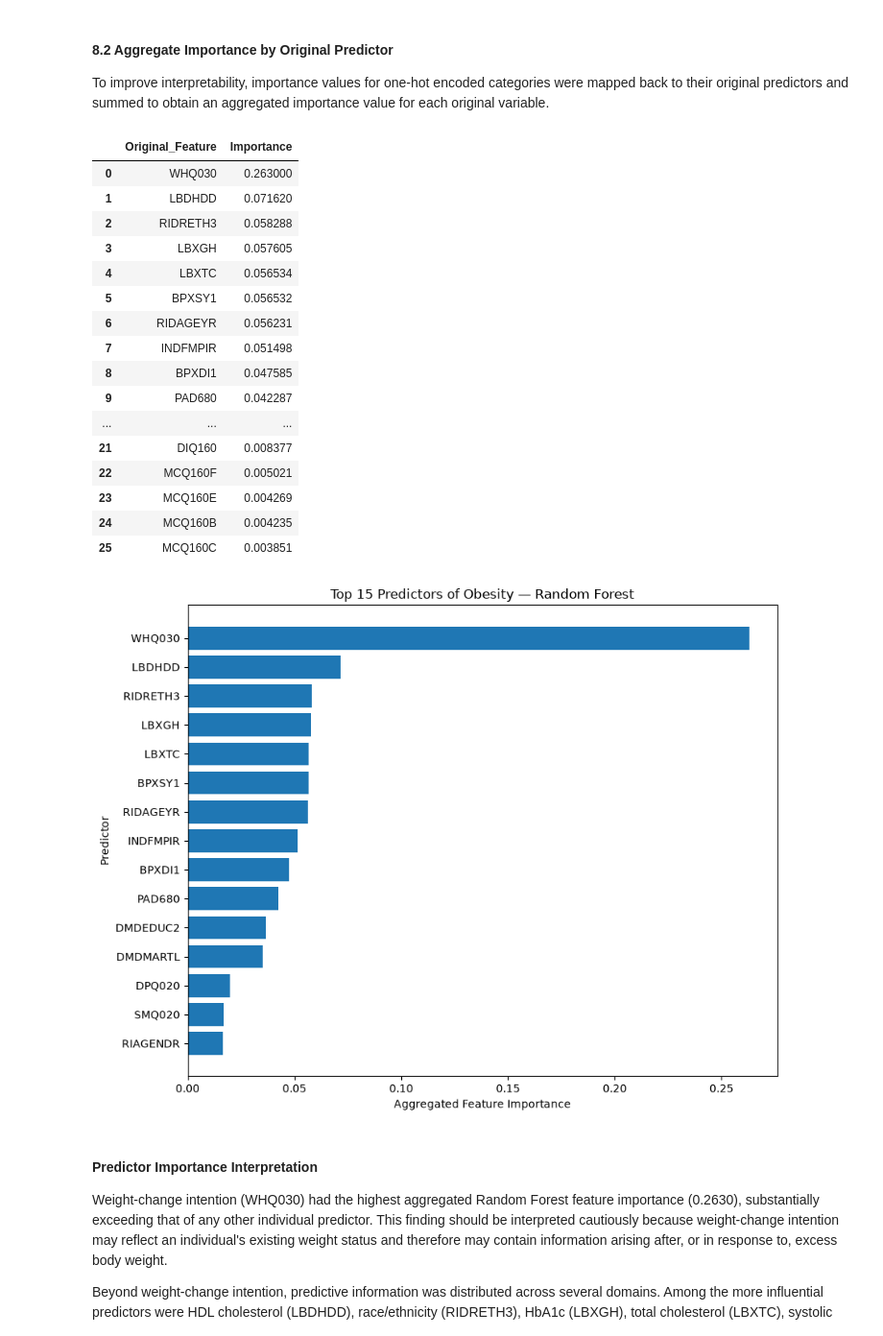
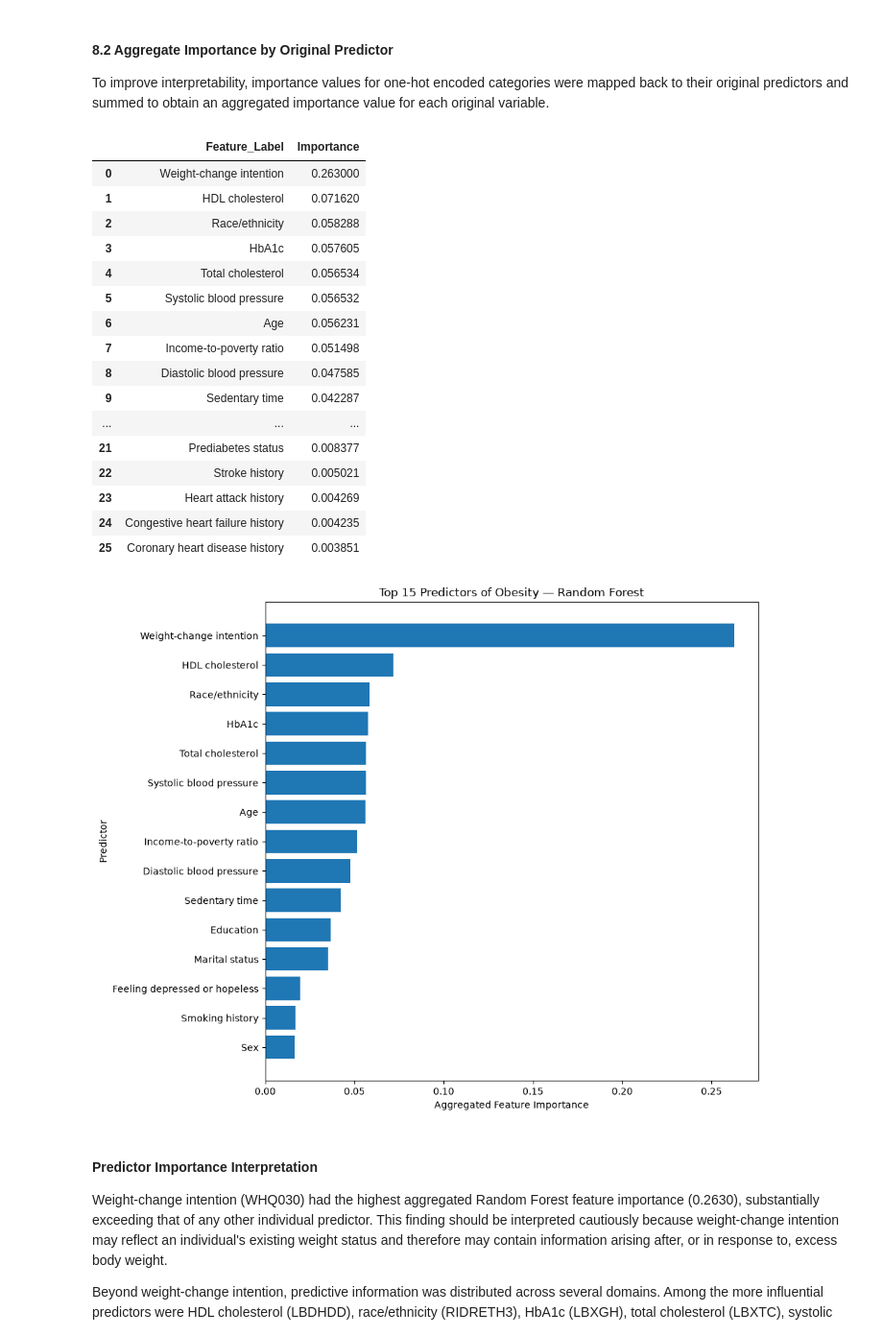
Before and after one commit to Akazong/NHANES-Obesity-Classification, a Jupyter notebook: notebooks/04_classification_modelling.ipynb, the cells around one changed output. Shown at 96% size. Saved outputs shown, nothing was run; the diff lists cells and outputs as text; code cells hidden in the pictures.

```diff
--- a/notebooks/04_classification_modelling.ipynb
+++ b/notebooks/04_classification_modelling.ipynb
@@ -1034,6 +1074,35 @@ feature_importance["Original_Feature"] = (
     feature_importance["Feature"].apply(get_original_feature)
 )
 
+original_feature_labels = {
+    "WHQ030": "Weight-change intention",
+    "LBDHDD": "HDL cholesterol",
+    "RIDRETH3": "Race/ethnicity",
+    "LBXGH": "HbA1c",
+    "LBXTC": "Total cholesterol",
+    "BPXSY1": "Systolic blood pressure",
+    "RIDAGEYR": "Age",
+    "INDFMPIR": "Income-to-poverty ratio",
+    "BPXDI1": "Diastolic blood pressure",
+    "PAD680": "Sedentary time",
+    "DMDEDUC2": "Education",
+    "DMDMARTL": "Marital status",
+    "DPQ020": "Feeling depressed or hopeless",
+    "SMQ020": "Smoking history",
+    "RIAGENDR": "Sex",
+    "PAQ620": "Moderate recreational activity",
+    "DIQ010": "Diabetes status",
+    "DUQ200": "Marijuana use history",
+    "MCQ160A": "Arthritis status",
+    "PAQ605": "Vigorous work activity",
+    "PAQ650": "Vigorous recreational activity",
+    "DIQ160": "Prediabetes status",
+    "MCQ160F": "Stroke history",
+    "MCQ160E": "Heart attack history",
+    "MCQ160B": "Congestive heart failure history",
+    "MCQ160C": "Coronary heart disease history"
+}
+
 # Sum importance across one-hot encoded categories
 aggregated_importance = (
     feature_importance
@@ -1043,49 +1112,60 @@ aggregated_importance = (
     .reset_index(drop=True)
 )
 
-aggregated_importance
+# Add descriptive labels
+aggregated_importance["Feature_Label"] = (
+    aggregated_importance["Original_Feature"]
+    .map(original_feature_labels)
+    .fillna(aggregated_importance["Original_Feature"])
+)
+
+display(
+    aggregated_importance[
+        ["Feature_Label", "Importance"]
+    ]
+)
 # %% [output]
-|  | Original_Feature | Importance |
-| 0 | WHQ030 | 0.263000 |
-| 1 | LBDHDD | 0.071620 |
-| 2 | RIDRETH3 | 0.058288 |
-| 3 | LBXGH | 0.057605 |
-| 4 | LBXTC | 0.056534 |
-| 5 | BPXSY1 | 0.056532 |
-| 6 | RIDAGEYR | 0.056231 |
-| 7 | INDFMPIR | 0.051498 |
-| 8 | BPXDI1 | 0.047585 |
-| 9 | PAD680 | 0.042287 |
+|  | Feature_Label | Importance |
+| 0 | Weight-change intention | 0.263000 |
+| 1 | HDL cholesterol | 0.071620 |
+| 2 | Race/ethnicity | 0.058288 |
+| 3 | HbA1c | 0.057605 |
+| 4 | Total cholesterol | 0.056534 |
+| 5 | Systolic blood pressure | 0.056532 |
+| 6 | Age | 0.056231 |
+| 7 | Income-to-poverty ratio | 0.051498 |
+| 8 | Diastolic blood pressure | 0.047585 |
+| 9 | Sedentary time | 0.042287 |
 | ... | ... | ... |
-| 21 | DIQ160 | 0.008377 |
-| 22 | MCQ160F | 0.005021 |
-| 23 | MCQ160E | 0.004269 |
-| 24 | MCQ160B | 0.004235 |
-| 25 | MCQ160C | 0.003851 |
+| 21 | Prediabetes status | 0.008377 |
+| 22 | Stroke history | 0.005021 |
+| 23 | Heart attack history | 0.004269 |
+| 24 | Congestive heart failure history | 0.004235 |
+| 25 | Coronary heart disease history | 0.003851 |
 # %%
 # Plot aggregated Random Forest feature importance
 
 top_predictors = (
     aggregated_importance
     .head(15)
     .sort_values("Importance", ascending=True)
 )
 
-plt.figure(figsize=(9, 7))
+plt.figure(figsize=(10, 8))
 
 plt.barh(
-    top_predictors["Original_Feature"],
+    top_predictors["Feature_Label"],
     top_predictors["Importance"]
 )
 
 plt.xlabel("Aggregated Feature Importance")
 plt.ylabel("Predictor")
 plt.title("Top 15 Predictors of Obesity — Random Forest")
 
 plt.tight_layout()
 plt.show()
 # %% [output]
-[figure, old version]
+[figure, new version]
 # %% [markdown]
 #### Predictor Importance Interpretation
 Weight-change intention (WHQ030) had the highest aggregated Random Forest feature importance (0.2630), substantially exceeding that of any other individual predictor. This finding should be interpreted cautiously because weight-change intention may reflect an individual's existing weight status and therefore may contain information arising after, or in response to, excess body weight.
```
Also changed, not shown: parts of 5 cells of this notebook.
